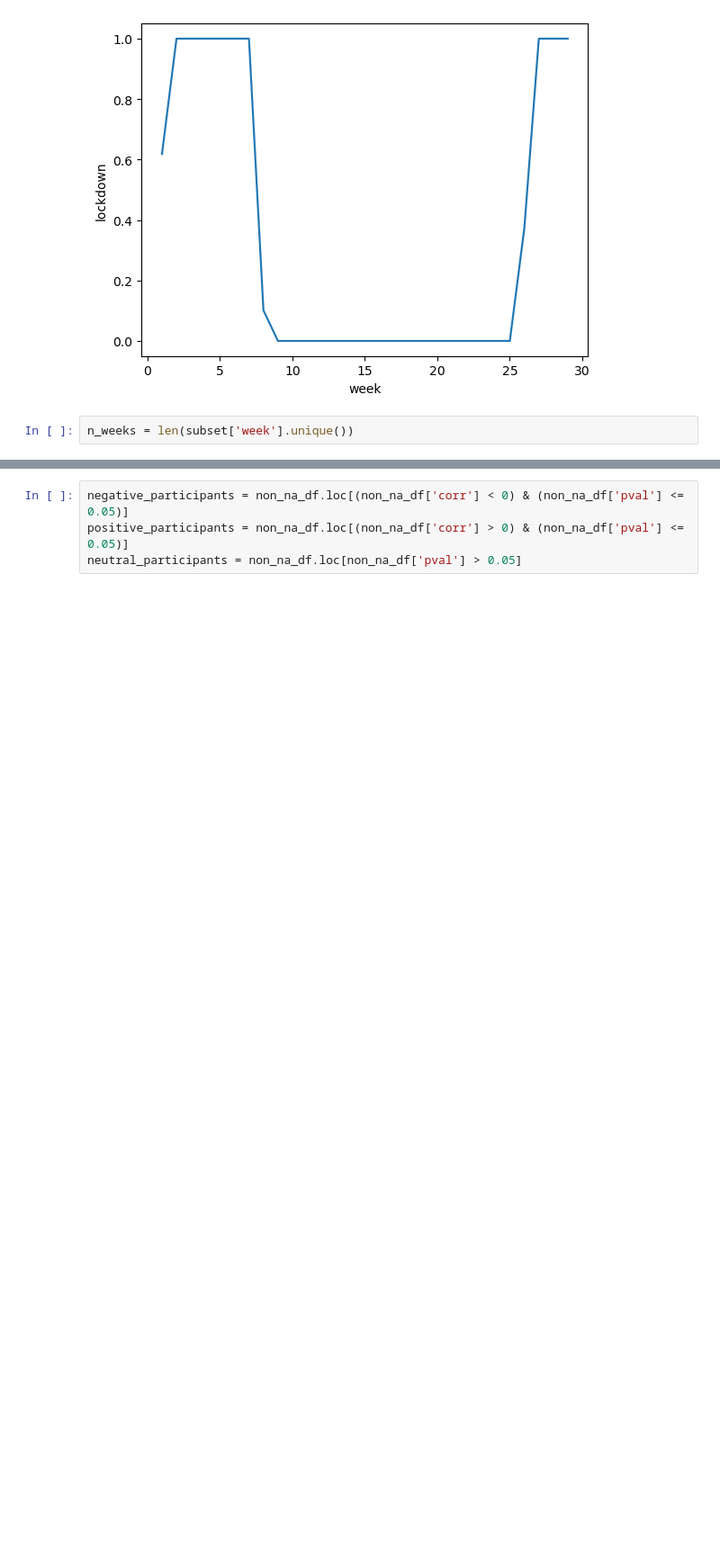
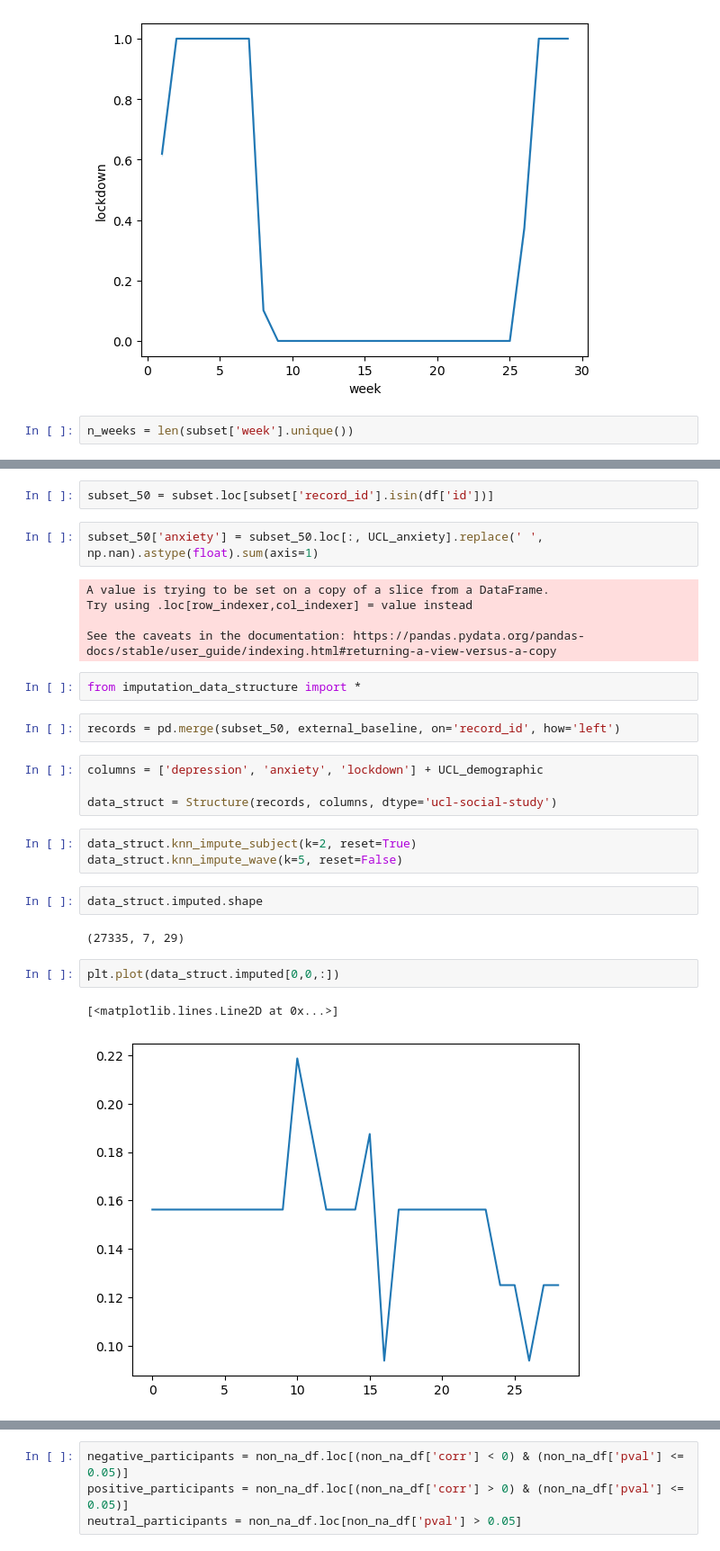
Before and after one commit to andylikescodes/CovidDepressionAnalysis, a Jupyter notebook: notebooks/UCL_Social_Study.ipynb, the cells around one changed output, grey strips where cells are left out. Shown: that part at 90% size. Cells and saved outputs as stored; diff of their text form; blank space fills up the shorter version.

Commit message:
Finished code for longitudinal data

```diff
--- a/notebooks/UCL_Social_Study.ipynb
+++ b/notebooks/UCL_Social_Study.ipynb
@@ -294,0 +161,29 @@ non_na_df
+# %%
+subset_50 = subset.loc[subset['record_id'].isin(df['id'])]
+# %%
+subset_50['anxiety'] = subset_50.loc[:, UCL_anxiety].replace(' ', np.nan).astype(float).sum(axis=1)
+# %% [output]
+A value is trying to be set on a copy of a slice from a DataFrame.
+Try using .loc[row_indexer,col_indexer] = value instead
+
+See the caveats in the documentation: https://pandas.pydata.org/pandas-docs/stable/user_guide/indexing.html#returning-a-view-versus-a-copy
+# %%
+from imputation_data_structure import *
+# %%
+records = pd.merge(subset_50, external_baseline, on='record_id', how='left')
+# %%
+columns = ['depression', 'anxiety', 'lockdown'] + UCL_demographic
+
+data_struct = Structure(records, columns, dtype='ucl-social-study')
+# %%
+data_struct.knn_impute_subject(k=2, reset=True)
+data_struct.knn_impute_wave(k=5, reset=False)
+# %%
+data_struct.imputed.shape
+# %% [output]
+(27335, 7, 29)
+# %%
+plt.plot(data_struct.imputed[0,0,:])
+# %% [output]
+[<matplotlib.lines.Line2D at 0x...>]
+[figure, added]
```
Also changed, not shown: parts of 49 cells of this notebook, 4 other files.
